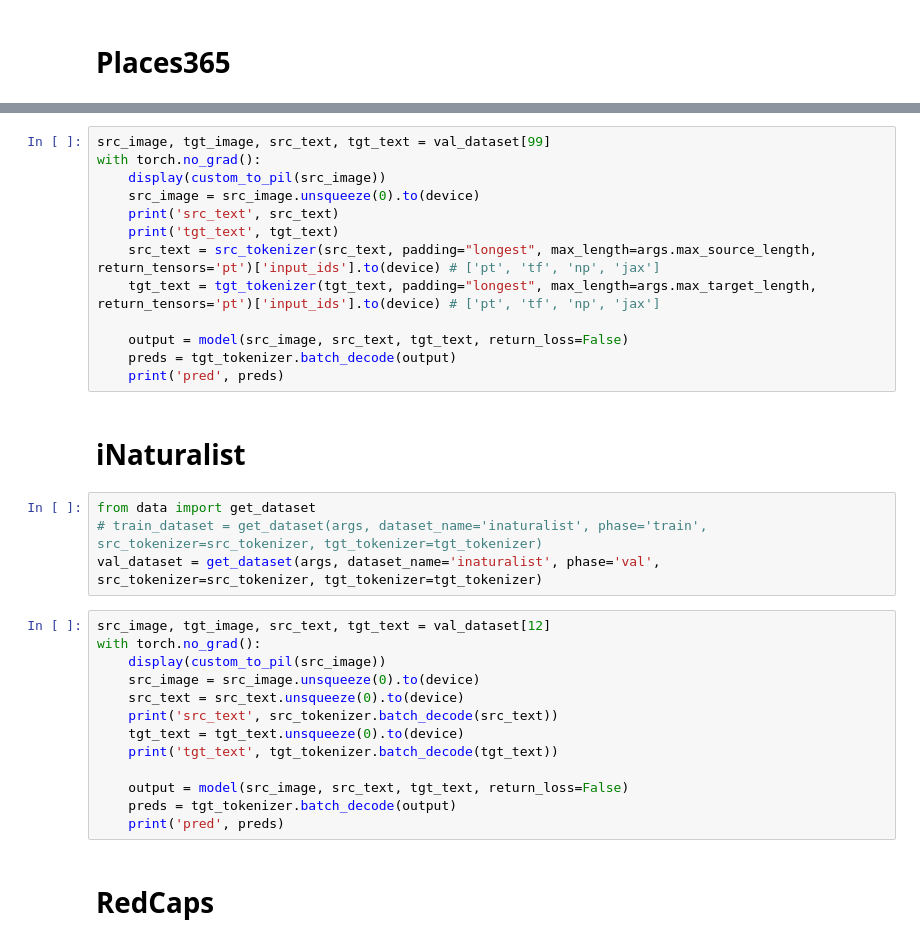
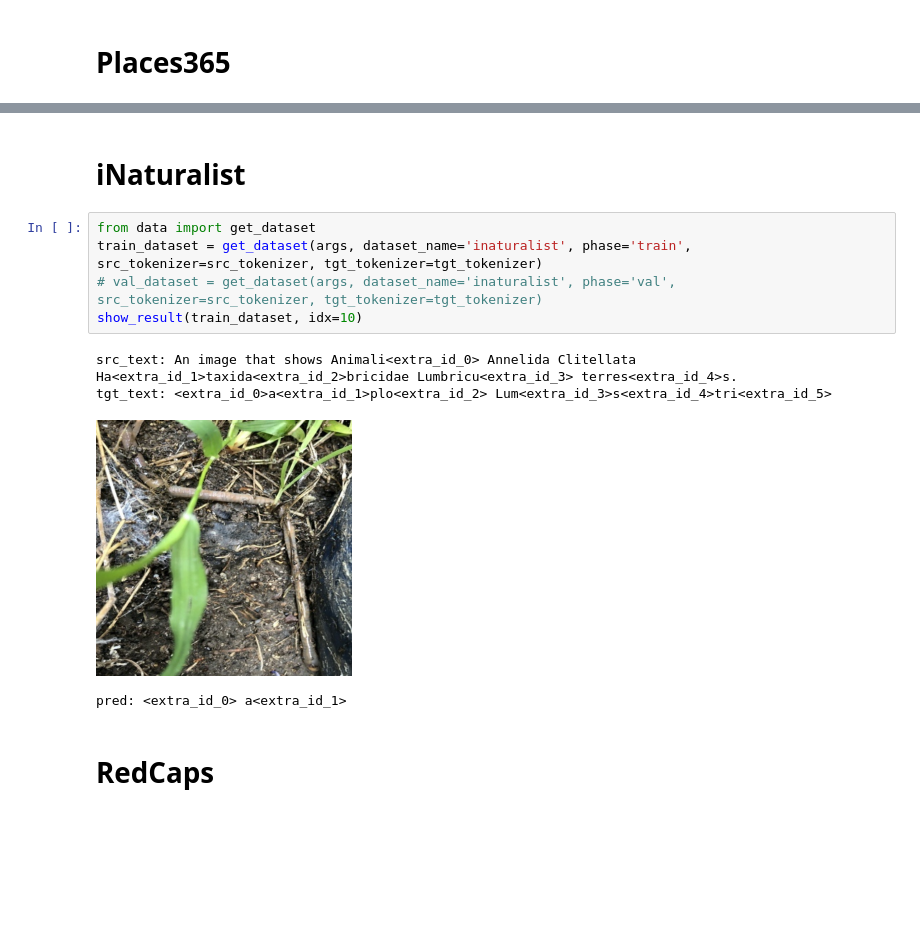
Before and after one commit to k-yanase9/KLab_MultiModalModel, a Jupyter notebook: visualization.ipynb, the cells around one changed output, grey strips where cells are left out. Saved outputs shown, nothing was run; the diff lists cells and outputs as text; blank space fills up the shorter version.

```diff
--- a/visualization.ipynb
+++ b/visualization.ipynb
@@ -140,35 +121,15 @@ val_dataset = get_dataset(args, dataset_name='places365', phase='val', src_token
-# %%
-src_image, tgt_image, src_text, tgt_text = val_dataset[99]
-with torch.no_grad():
-    display(custom_to_pil(src_image))
-    src_image = src_image.unsqueeze(0).to(device)
-    print('src_text', src_text)
-    print('tgt_text', tgt_text)
-    src_text = src_tokenizer(src_text, padding="longest", max_length=args.max_source_length, return_tensors='pt')['input_ids'].to(device) # ['pt', 'tf', 'np', 'jax']
-    tgt_text = tgt_tokenizer(tgt_text, padding="longest", max_length=args.max_target_length, return_tensors='pt')['input_ids'].to(device) # ['pt', 'tf', 'np', 'jax']
-
-    output = model(src_image, src_text, tgt_text, return_loss=False)
-    preds = tgt_tokenizer.batch_decode(output)
-    print('pred', preds)
 # %% [markdown]
 # iNaturalist
 # %%
 from data import get_dataset
-# train_dataset = get_dataset(args, dataset_name='inaturalist', phase='train', src_tokenizer=src_tokenizer, tgt_tokenizer=tgt_tokenizer)
-val_dataset = get_dataset(args, dataset_name='inaturalist', phase='val', src_tokenizer=src_tokenizer, tgt_tokenizer=tgt_tokenizer)
+train_dataset = get_dataset(args, dataset_name='inaturalist', phase='train', src_tokenizer=src_tokenizer, tgt_tokenizer=tgt_tokenizer)
+# val_dataset = get_dataset(args, dataset_name='inaturalist', phase='val', src_tokenizer=src_tokenizer, tgt_tokenizer=tgt_tokenizer)
+show_result(train_dataset, idx=10)
+# %% [output]
+src_text: An image that shows Animali<extra_id_0> Annelida Clitellata Ha<extra_id_1>taxida<extra_id_2>bricidae Lumbricu<extra_id_3> terres<extra_id_4>s.
+tgt_text: <extra_id_0>a<extra_id_1>plo<extra_id_2> Lum<extra_id_3>s<extra_id_4>tri<extra_id_5>
+[figure, added]
+pred: <extra_id_0> a<extra_id_1>
-# %%
-src_image, tgt_image, src_text, tgt_text = val_dataset[12]
-with torch.no_grad():
-    display(custom_to_pil(src_image))
-    src_image = src_image.unsqueeze(0).to(device)
-    src_text = src_text.unsqueeze(0).to(device)
-    print('src_text', src_tokenizer.batch_decode(src_text))
-    tgt_text = tgt_text.unsqueeze(0).to(device)
-    print('tgt_text', tgt_tokenizer.batch_decode(tgt_text))
-
-    output = model(src_image, src_text, tgt_text, return_loss=False)
-    preds = tgt_tokenizer.batch_decode(output)
-    print('pred', preds)
 # %% [markdown]
 # RedCaps
 # %%
```
Also changed, not shown: parts of 17 cells of this notebook.
